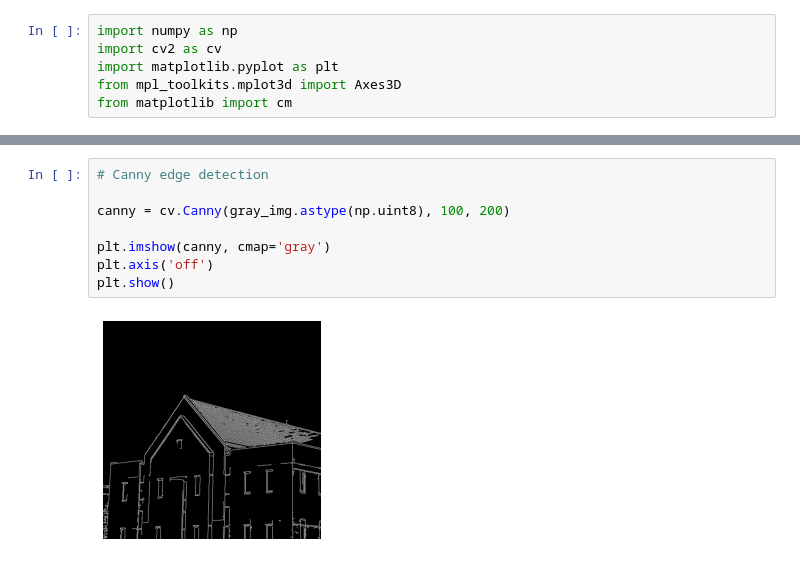
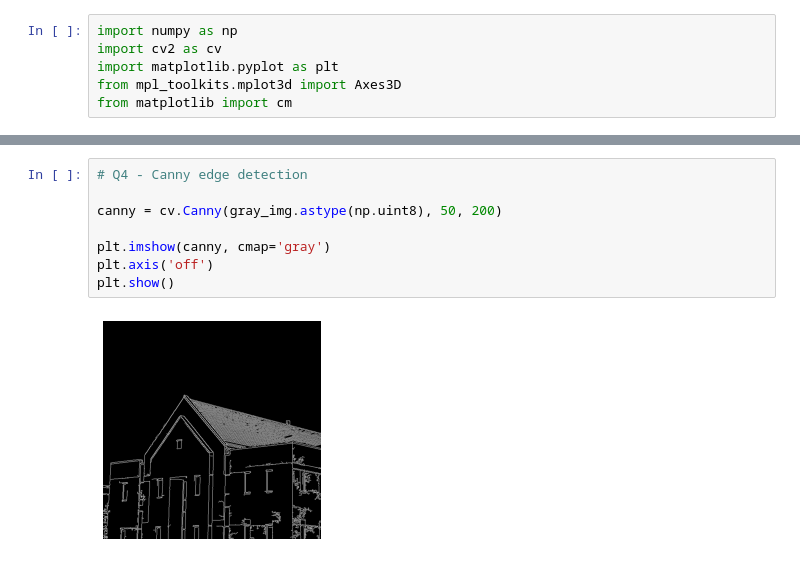
Before and after one commit to GevinduGanganath/EN2550, a Jupyter notebook: Week 4/190610E.ipynb, the cells around one changed output, grey strips where cells are left out. Cells and saved outputs as stored; diff of their text form.

```diff
--- a/Week 4/190610E.ipynb
+++ b/Week 4/190610E.ipynb
@@ -46,10 +86,10 @@ plt.show()
 # %%
-# Canny edge detection
+# Q4 - Canny edge detection
 
-canny = cv.Canny(gray_img.astype(np.uint8), 100, 200)
+canny = cv.Canny(gray_img.astype(np.uint8), 50, 200)
 
 plt.imshow(canny, cmap='gray')
 plt.axis('off')
 plt.show()
 # %% [output]
-[figure, old version]
+[figure, new version]
```
Also changed, not shown: parts of 3 cells of this notebook, 2 other files.
